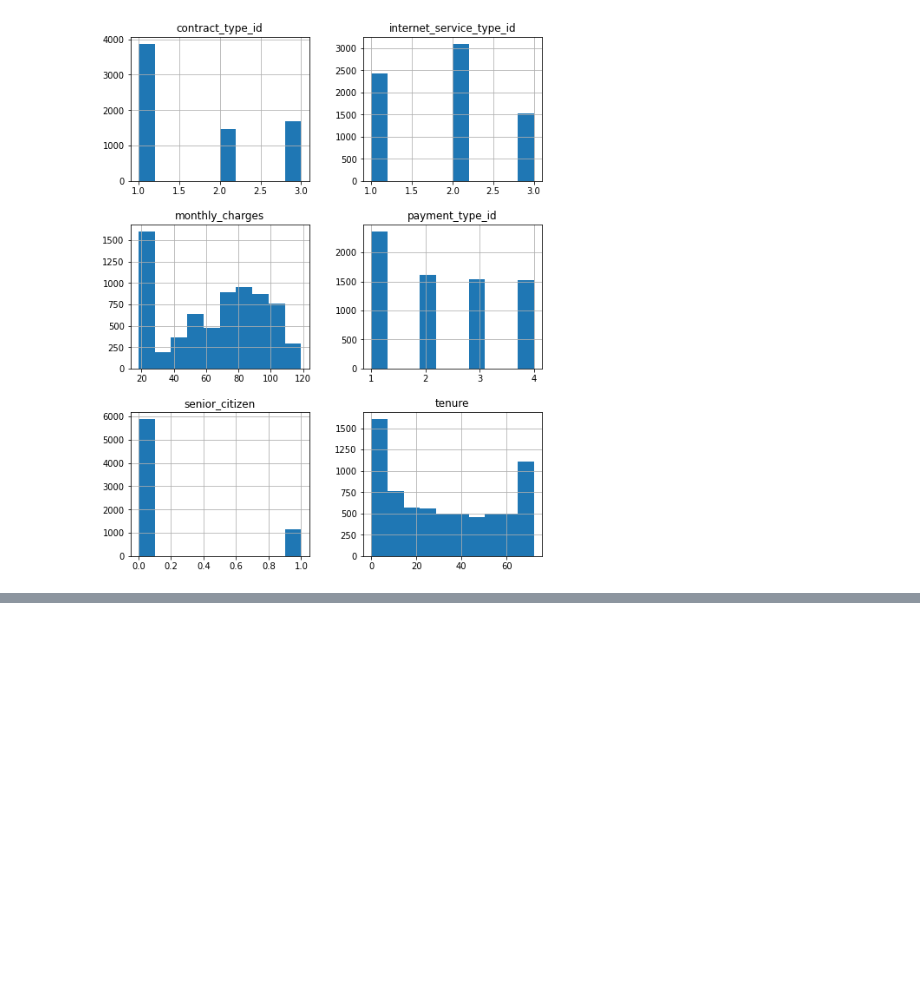
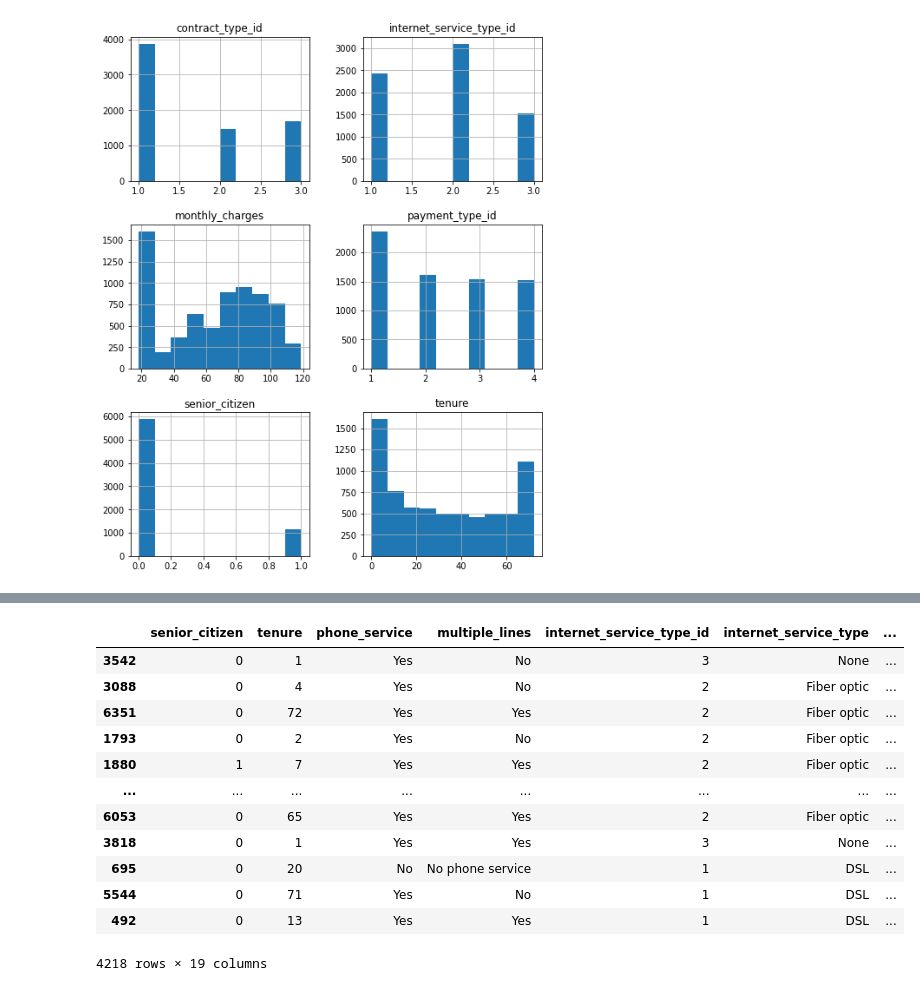
Before and after one commit to hartman-jiang-classification-project/telco-classification-project, a Jupyter notebook: alec_preparation.ipynb, the cells around one changed output, grey strips where cells are left out. Cells and saved outputs as stored; diff of their text form; code cells hidden in the pictures; blank space fills up the shorter version.

```diff
--- a/alec_preparation.ipynb
+++ b/alec_preparation.ipynb
@@ -13,6 +13,23 @@ import acquire as ac
 
 import warnings
 warnings.filterwarnings("ignore")
+# %%
+def prep_telco(df):
+
+    # removing unnecessary variables
+    # total_charges will be highly correllated with tenure and monthly_charges so there's no need to hold onto it
+    df.drop(columns=["customer_id", "gender", "partner", "dependents", "total_charges"], inplace=True)
+
+    # dropping rows where tenure is 0
+    df = df[df.tenure != 0]
+
+    # splitting df into train and test
+    train, test = train_test_split(df, random_state=56, train_size=.8)
+
+    # splitting train into train and validate
+    train, validate = train_test_split(train, random_state=56, train_size=.75)
+
+    return train, validate, test
 # %% [markdown]
 ---
 # Prepare
@@ -101,0 +115,16 @@ df[df.tenure != 0]
+# %%
+train
+# %% [output]
+|  | senior_citizen | tenure | phone_service | multiple_lines | internet_service_type_id | internet_service_type | ... |
+| 3542 | 0 | 1 | Yes | No | 3 | None | ... |
+| 3088 | 0 | 4 | Yes | No | 2 | Fiber optic | ... |
+| 6351 | 0 | 72 | Yes | Yes | 2 | Fiber optic | ... |
+| 1793 | 0 | 2 | Yes | No | 2 | Fiber optic | ... |
+| 1880 | 1 | 7 | Yes | Yes | 2 | Fiber optic | ... |
+| ... | ... | ... | ... | ... | ... | ... | ... |
+| 6053 | 0 | 65 | Yes | Yes | 2 | Fiber optic | ... |
+| 3818 | 0 | 1 | Yes | Yes | 3 | None | ... |
+| 695 | 0 | 20 | No | No phone service | 1 | DSL | ... |
+| 5544 | 0 | 71 | Yes | No | 1 | DSL | ... |
+| 492 | 0 | 13 | Yes | Yes | 1 | DSL | ... |
+4218 rows × 19 columns
```
Also changed, not shown: parts of 5 cells of this notebook.
